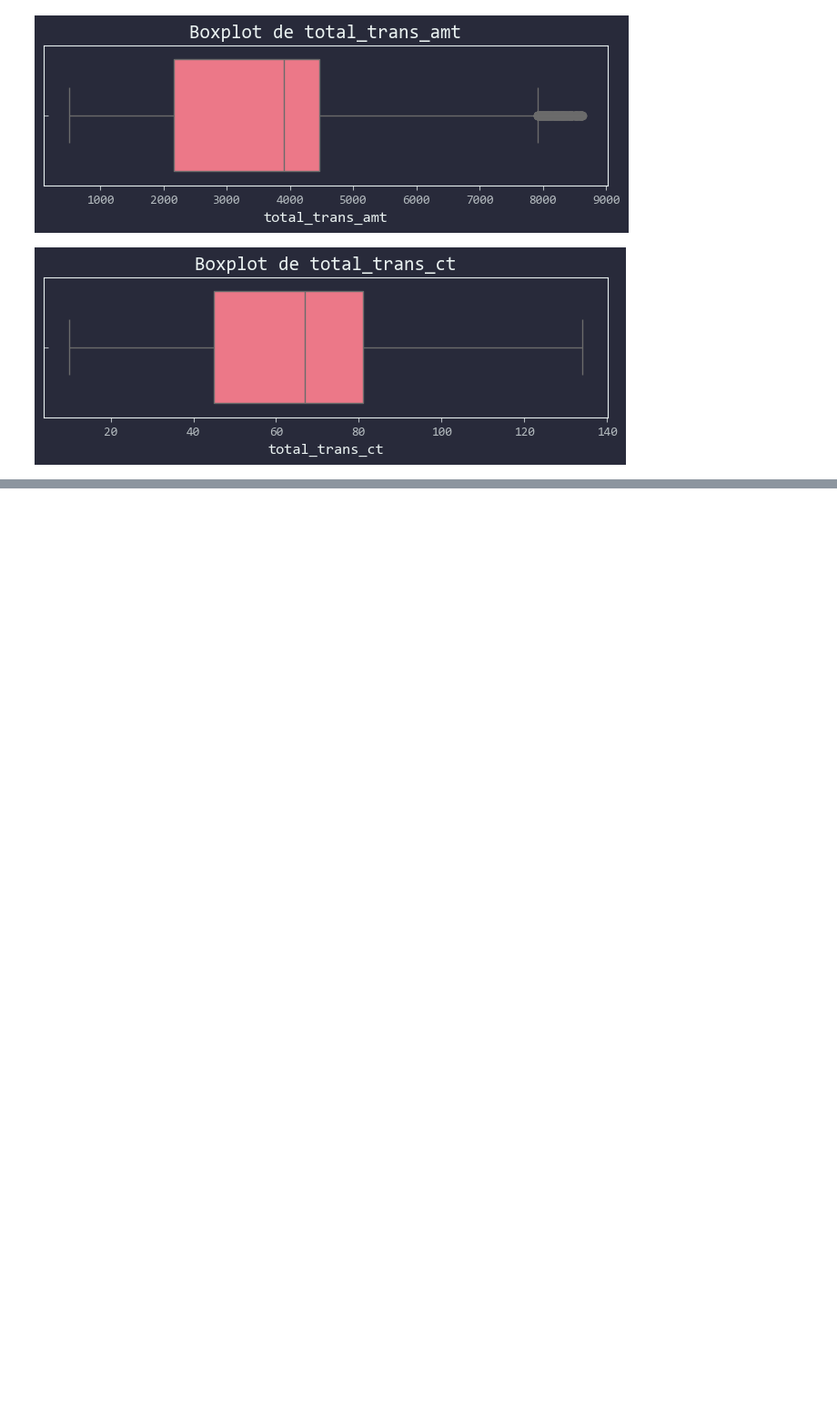
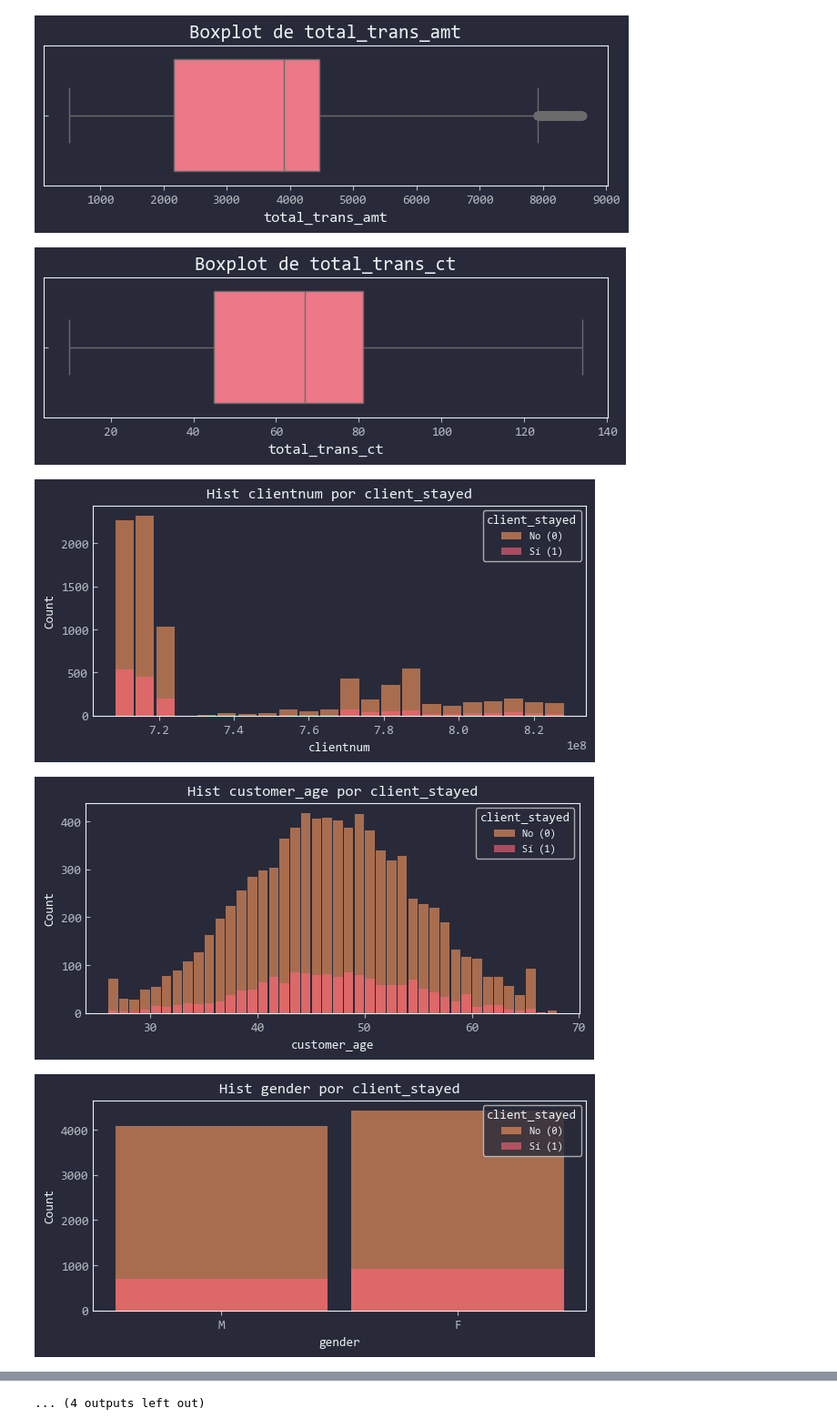
Before and after one commit to Toutl/Data-Processing-Laboratory, a Jupyter notebook: Examenes/III/01_demien.ipynb, the cells around one changed output, grey strips where cells are left out. Shown at 91% size. Drawn from its saved outputs; the diff is of its cells as text; code cells hidden in the pictures; blank space fills up the shorter version.

```diff
--- a/Examenes/III/01_demien.ipynb
+++ b/Examenes/III/01_demien.ipynb
@@ -347,3 +330,26 @@ for col in df.columns:
 [figure]
 [figure]
 [figure]
+# %%
+for column in df.columns:
+    if column != 'client_stayed':
+        plt.figure(figsize=(7, 3))
+        sns.histplot(
+            data=df,
+            x=column,
+            hue='client_stayed',
+            multiple='layer',
+            # kde=True,
+            alpha=0.6,
+            shrink=0.9,
+            edgecolor='none',
+        )
+        plt.title(f'Hist {column} por client_stayed', fontsize=12)
+        plt.xlabel(column, fontsize=10)
+        plt.ylabel('Count', fontsize=10)
+        plt.legend(title='client_stayed', labels=['No (0)', 'Sí (1)'], fontsize=8)
+        plt.show()
+# %% [output]
+[figure, added]
+[figure, added]
+[figure, added]
@@ -349,0 +365 @@ for col in df.columns:
+... (4 outputs left out)
```
Also changed, not shown: parts of 9 cells of this notebook.
